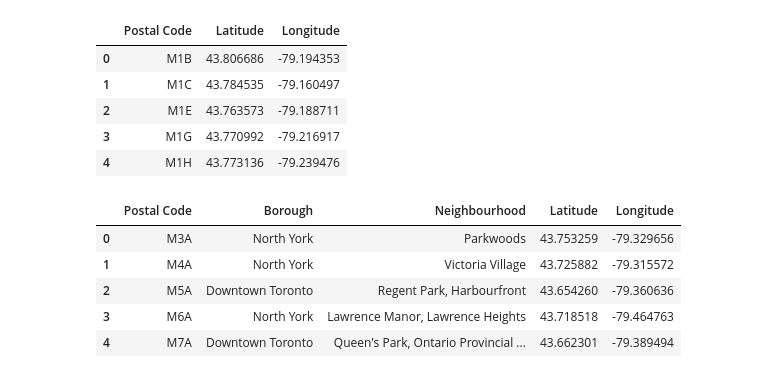
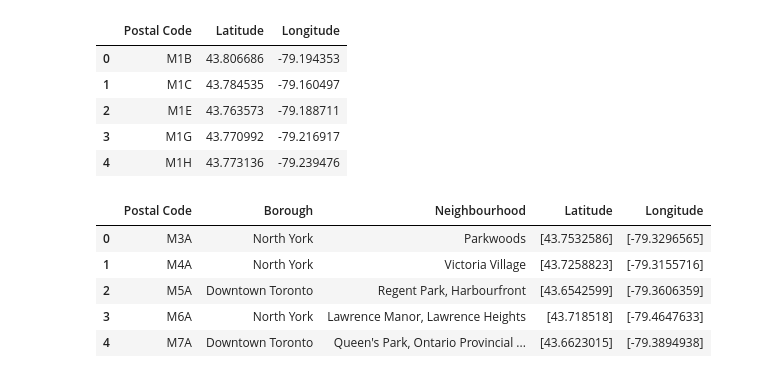
Before and after one commit to andonisantos/Coursera_Capstone, a Jupyter notebook: merging.ipynb, the cells around one changed output. Drawn from its saved outputs; the diff is of its cells as text; code cells hidden in the pictures.

```diff
--- a/clustering.ipynb
+++ b/merging.ipynb
@@ -157,18 +157,19 @@ new_df.head()
 # %%
 lats = []
 longs = []
-for postal_code in df["Postal Codes"]:
+
+for idx,postal_code in df_f["Postal Code"].iteritems():
     row2 = new_df.loc[new_df["Postal Code"]==postal_code]
-    lats.append(row.Latitude.values[0])
-    longs.append(row.Longitude.values[0])
+    lats.append(row2.Latitude.values[0])
+    longs.append(row2.Longitude.values[0])
 
 df_f["Latitude"] = lats
 df_f["Longitude"] = longs
 df_f.head()
 # %% [output]
 |  | Postal Code | Borough | Neighbourhood | Latitude | Longitude |
-| 0 | M3A | North York | Parkwoods | 43.753259 | -79.329656 |
-| 1 | M4A | North York | Victoria Village | 43.725882 | -79.315572 |
-| 2 | M5A | Downtown Toronto | Regent Park, Harbourfront | 43.654260 | -79.360636 |
-| 3 | M6A | North York | Lawrence Manor, Lawrence Heights | 43.718518 | -79.464763 |
-| 4 | M7A | Downtown Toronto | Queen's Park, Ontario Provincial ... | 43.662301 | -79.389494 |
+| 0 | M3A | North York | Parkwoods | [43.7532586] | [-79.3296565] |
+| 1 | M4A | North York | Victoria Village | [43.7258823] | [-79.3155716] |
+| 2 | M5A | Downtown Toronto | Regent Park, Harbourfront | [43.6542599] | [-79.3606359] |
+| 3 | M6A | North York | Lawrence Manor, Lawrence Heights | [43.718518] | [-79.4647633] |
+| 4 | M7A | Downtown Toronto | Queen's Park, Ontario Provincial ... | [43.6623015] | [-79.3894938] |
```
